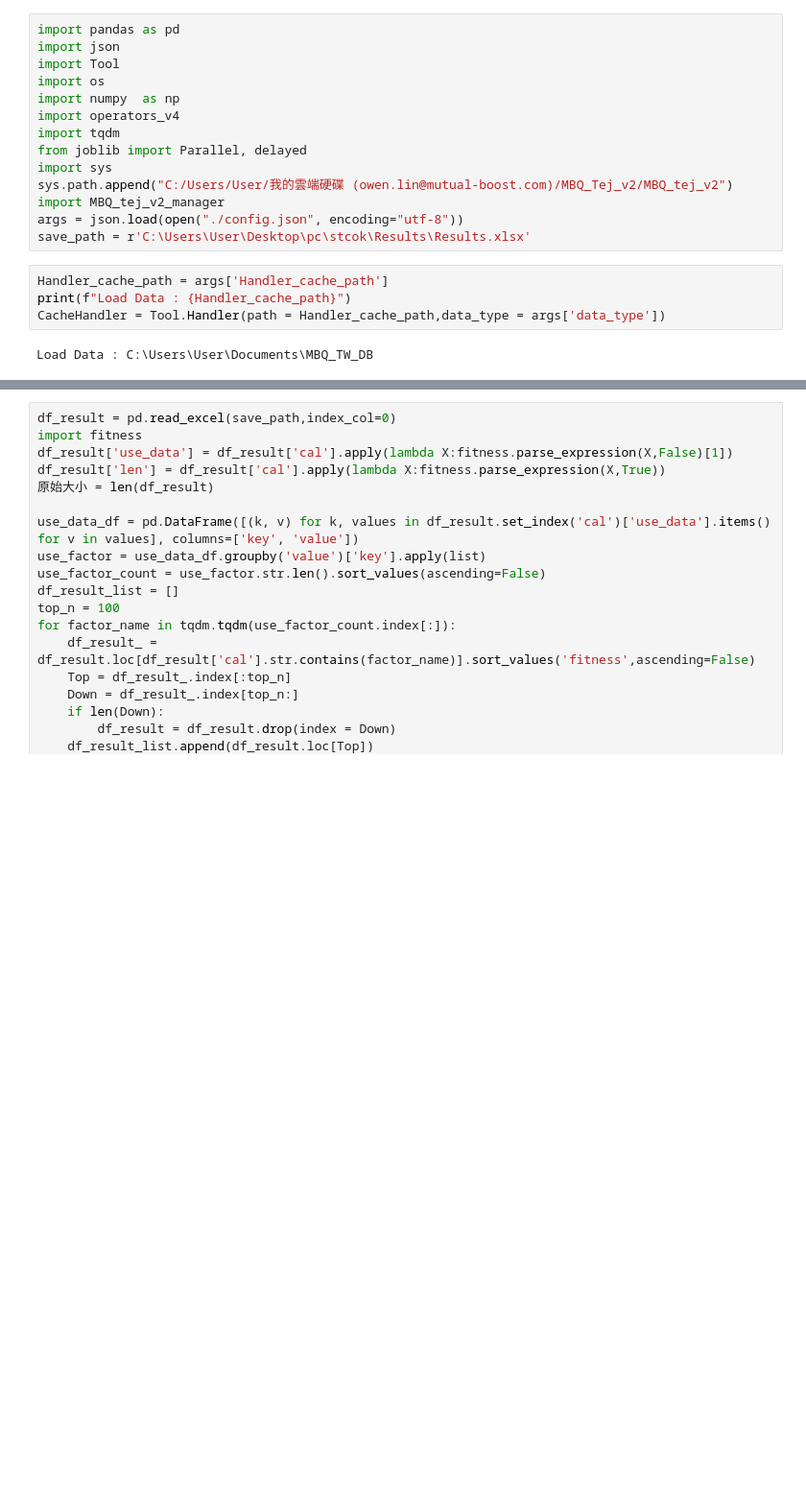
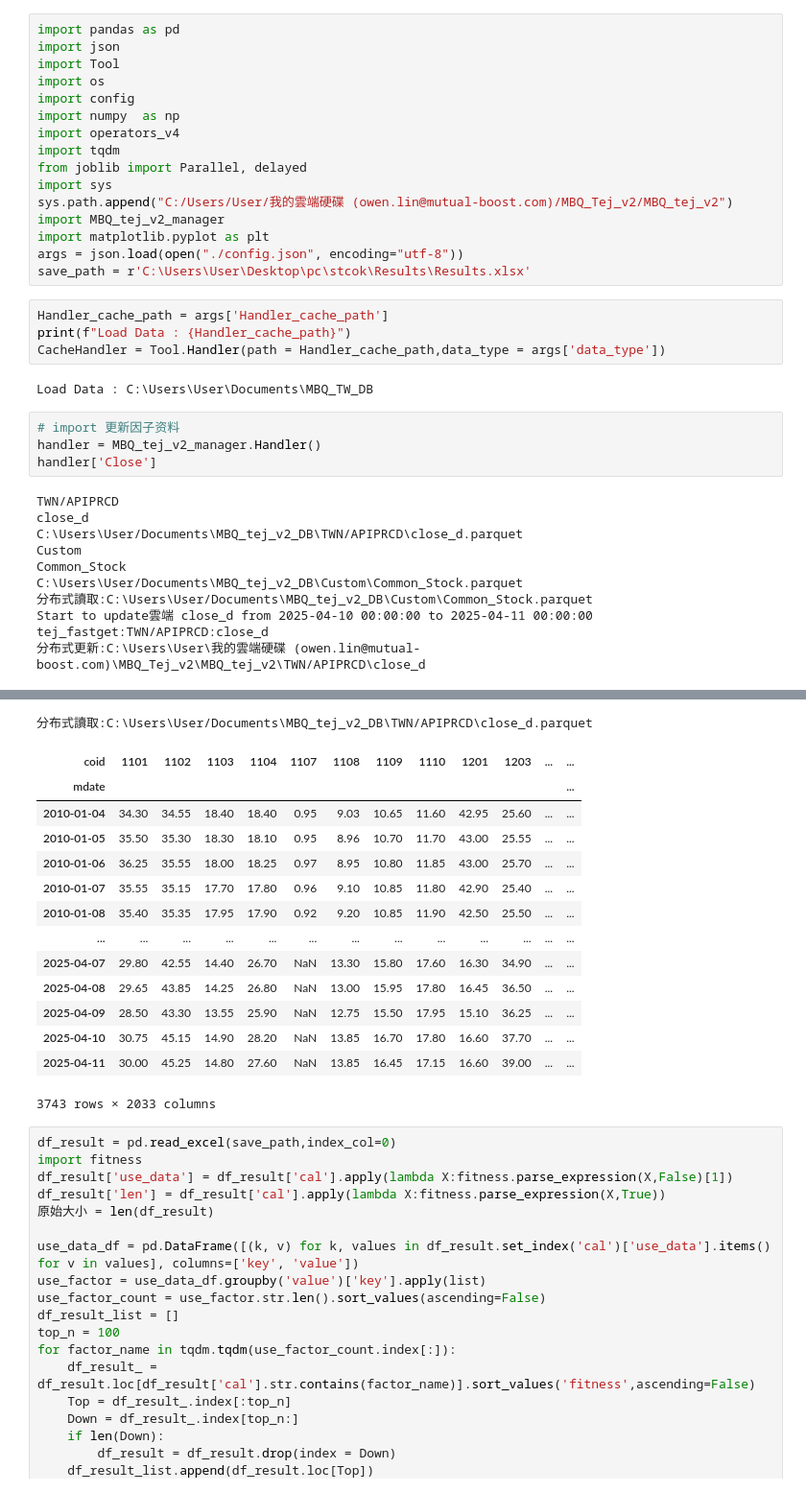
Before and after one commit to roger2389/Stock-Futures-Portfolio, a Jupyter notebook: Alpha alalysis.ipynb, the cells around one changed output, grey strips where cells are left out. Shown at 96% size. Saved outputs shown, nothing was run; the diff lists cells and outputs as text; blank space fills up the shorter version.

```diff
--- a/Alpha alalysis.ipynb
+++ b/Alpha alalysis.ipynb
@@ -3,6 +3,7 @@ import pandas as pd
 import json
 import Tool
 import os
+import config
 import numpy  as np
 import operators_v4
 import tqdm
@@ -10,6 +11,7 @@ from joblib import Parallel, delayed
 import sys
 sys.path.append("C:/Users/User/我的雲端硬碟 (owen.lin@mutual-boost.com)/MBQ_Tej_v2/MBQ_tej_v2")
 import MBQ_tej_v2_manager
+import matplotlib.pyplot as plt
 args = json.load(open("./config.json", encoding="utf-8"))
 save_path = r'C:\Users\User\Desktop\pc\stcok\Results\Results.xlsx'
 # %%
@@ -18,3 +20,18 @@ print(f"Load Data : {Handler_cache_path}")
 CacheHandler = Tool.Handler(path = Handler_cache_path,data_type = args['data_type'])
 # %% [output]
 Load Data : C:\Users\User\Documents\MBQ_TW_DB
+# %%
+# import 更新因子资料
+handler = MBQ_tej_v2_manager.Handler()
+handler['Close']
+# %% [output]
+TWN/APIPRCD
+close_d
+C:\Users\User/Documents\MBQ_tej_v2_DB\TWN/APIPRCD\close_d.parquet
+Custom
+Common_Stock
+C:\Users\User/Documents\MBQ_tej_v2_DB\Custom\Common_Stock.parquet
+分布式讀取:C:\Users\User/Documents\MBQ_tej_v2_DB\Custom\Common_Stock.parquet
+Start to update雲端 close_d from 2025-04-10 00:00:00 to 2025-04-11 00:00:00
+tej_fastget:TWN/APIPRCD:close_d
+分布式更新:C:\Users\User\我的雲端硬碟 (owen.lin@mutual-boost.com)\MBQ_Tej_v2\MBQ_tej_v2\TWN/APIPRCD\close_d
@@ -21,3 +40,18 @@ Load Data : C:\Users\User\Documents\MBQ_TW_DB
+分布式讀取:C:\Users\User/Documents\MBQ_tej_v2_DB\TWN/APIPRCD\close_d.parquet
+| coid | 1101 | 1102 | 1103 | 1104 | 1107 | 1108 | 1109 | 1110 | 1201 | 1203 | ... | ... |
+| mdate |  |  |  |  |  |  |  |  |  |  |  | ... |
+| 2010-01-04 | 34.30 | 34.55 | 18.40 | 18.40 | 0.95 | 9.03 | 10.65 | 11.60 | 42.95 | 25.60 | ... | ... |
+| 2010-01-05 | 35.50 | 35.30 | 18.30 | 18.10 | 0.95 | 8.96 | 10.70 | 11.70 | 43.00 | 25.55 | ... | ... |
+| 2010-01-06 | 36.25 | 35.55 | 18.00 | 18.25 | 0.97 | 8.95 | 10.80 | 11.85 | 43.00 | 25.70 | ... | ... |
+| 2010-01-07 | 35.55 | 35.15 | 17.70 | 17.80 | 0.96 | 9.10 | 10.85 | 11.80 | 42.90 | 25.40 | ... | ... |
+| 2010-01-08 | 35.40 | 35.35 | 17.95 | 17.90 | 0.92 | 9.20 | 10.85 | 11.90 | 42.50 | 25.50 | ... | ... |
+| ... | ... | ... | ... | ... | ... | ... | ... | ... | ... | ... | ... | ... |
+| 2025-04-07 | 29.80 | 42.55 | 14.40 | 26.70 | NaN | 13.30 | 15.80 | 17.60 | 16.30 | 34.90 | ... | ... |
+| 2025-04-08 | 29.65 | 43.85 | 14.25 | 26.80 | NaN | 13.00 | 15.95 | 17.80 | 16.45 | 36.50 | ... | ... |
+| 2025-04-09 | 28.50 | 43.30 | 13.55 | 25.90 | NaN | 12.75 | 15.50 | 17.95 | 15.10 | 36.25 | ... | ... |
+| 2025-04-10 | 30.75 | 45.15 | 14.90 | 28.20 | NaN | 13.85 | 16.70 | 17.80 | 16.60 | 37.70 | ... | ... |
+| 2025-04-11 | 30.00 | 45.25 | 14.80 | 27.60 | NaN | 13.85 | 16.45 | 17.15 | 16.60 | 39.00 | ... | ... |
+3743 rows × 2033 columns
 # %%
 df_result = pd.read_excel(save_path,index_col=0)
 import fitness
```
Also changed, not shown: parts of 17 cells of this notebook.
